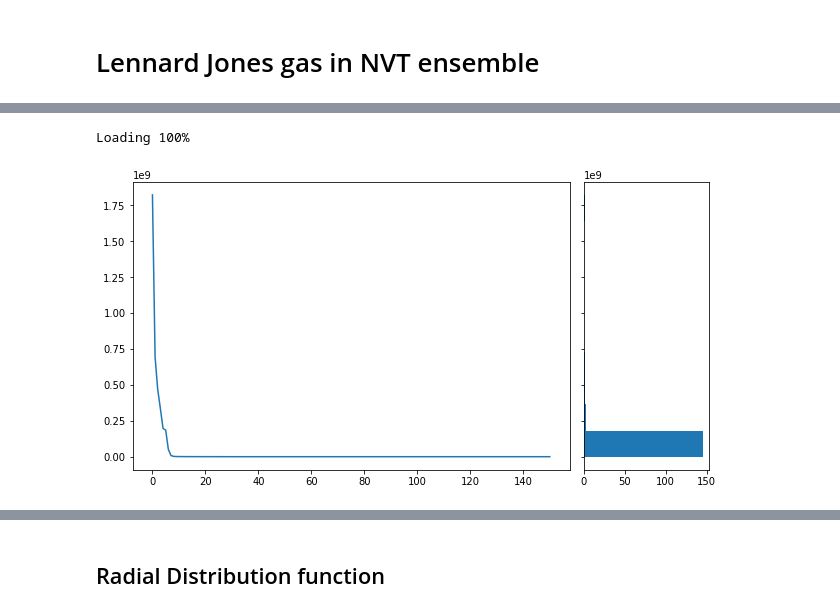
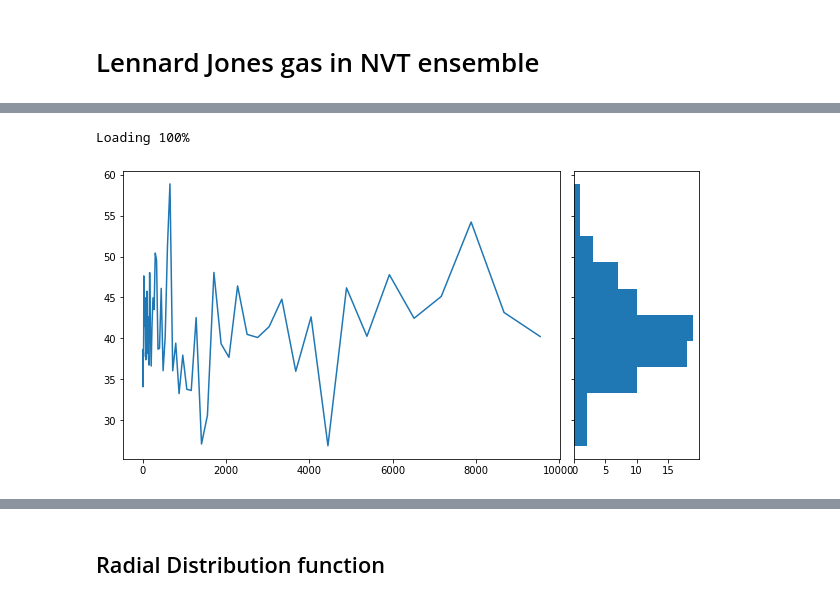
Before and after one commit to CarloGiorgio/Liquid-simulations, a Jupyter notebook: Liquids/Codes/lj_cell.ipynb, the cells around one changed output, grey strips where cells are left out. Cells and saved outputs as stored; diff of their text form; code cells hidden in the pictures.

```diff
--- a/Liquids/Codes/lj_cell.ipynb
+++ b/Liquids/Codes/lj_cell.ipynb
@@ -175,27 +189,45 @@ def mcmove(c,e,step=0.2):
 
     return(c.copy(),e)
-# %%
-E=[en()]
-Te=150
-for t in range(Te):
-    c,e=mcmove(c,e,0.04)
-    E.append(e)
-    print("Loading " + str(int((t+1)/Te*100))+'%',end="\r")
-# %% [output]
-Loading 100%
+# %%
+Te=10000
+file='pos.txt'
+open(file,"w").close()
+f=open(file,'a')
+efile='energy.txt'
+open(efile,"w").close()
+g=open(efile,'a')
+k=1
+l=0
+for t in range(Te):
+    c,e=mcmove(c,e,0.05)
+    if (t>l):
+        g.write(f'{t} {e}\n')
+        l=l*1.1+1
+    if(t//100==k):
+        np.savetxt(f,pos,header=f'{t} {e}',footer='\n')
+        k+=1
+    print("Loading " + str(int((t+1)/Te*100))+'%',end="\r")
+
+f.close()
+g.close()
+del(g)
+del(f)
+# %% [output]
+Loading 100%
 # %%
 #plot temporal evolution of the energy and the histogram
+te,E=np.loadtxt('energy.txt',unpack=True)
 fig=plt.figure(figsize=(10,5))
 gs=fig.add_gridspec(1,2,width_ratios=(7, 2),
                       left=0.1, right=0.9, bottom=0.1, top=0.9,
                       wspace=0.05, hspace=0.05)
 ax = fig.add_subplot(gs[0, 0])
 ax_histy = fig.add_subplot(gs[0, 1], sharey=ax)
-ax.plot(E)
+ax.plot(te,E)
 ax_histy.hist(E,orientation='horizontal')
 ax_histy.tick_params(axis="y", labelleft=False)
 # %% [output]
-[figure, old version]
+[figure, new version]
 # %%
 l=0
 fig=plt.figure(figsize=(12,10))
```
Also changed, not shown: parts of 17 cells of this notebook.
